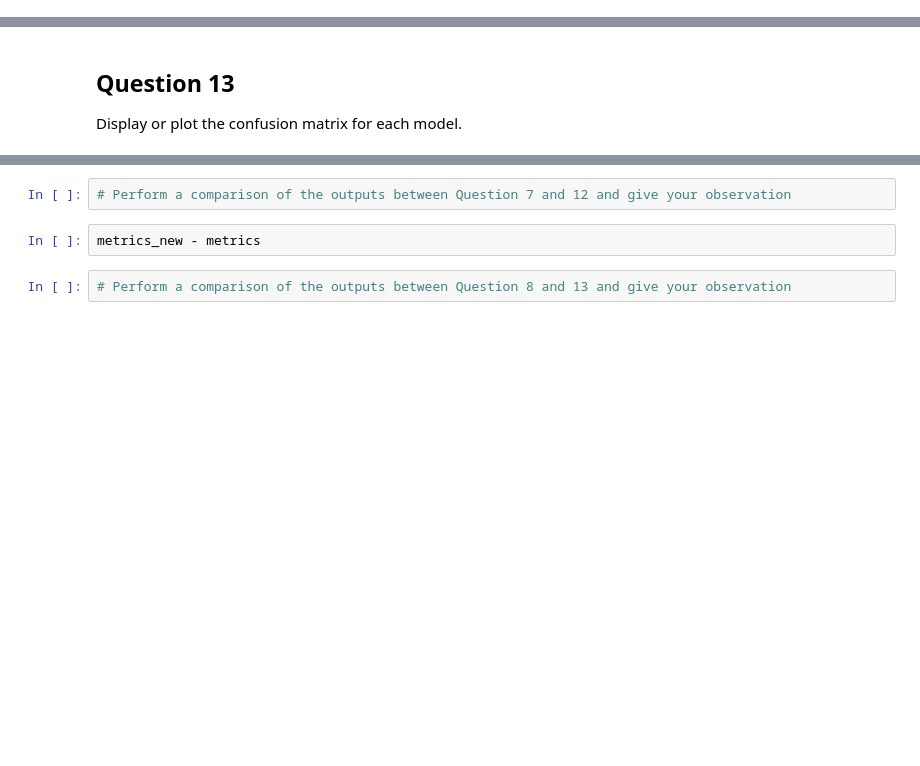
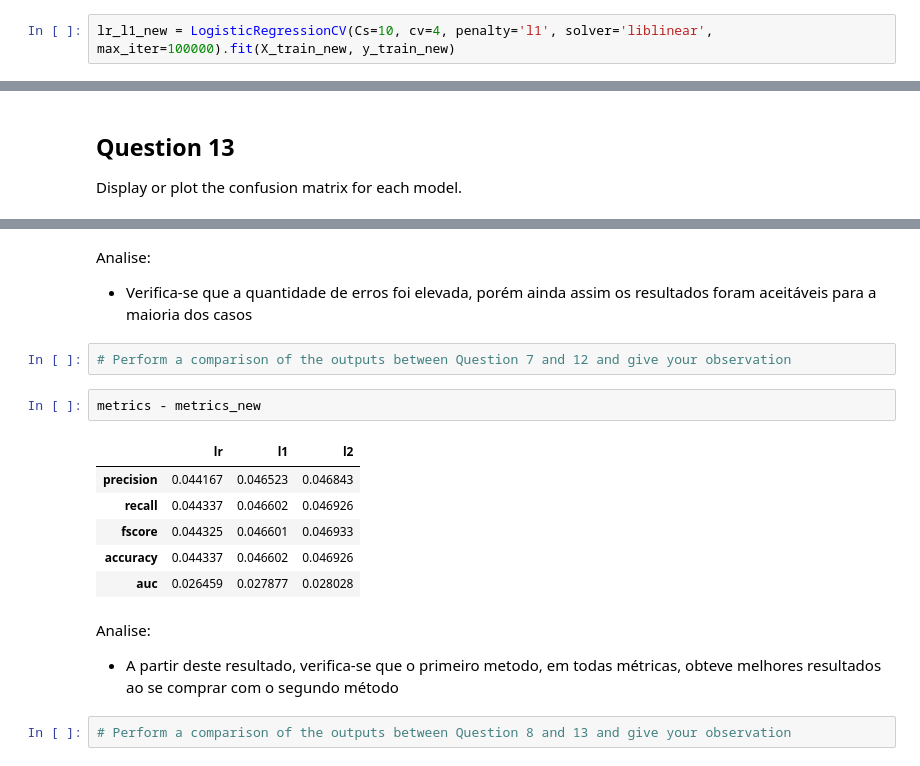
Before and after one commit to vmleroy/ic-cefet, a Jupyter notebook: 4-Regularizacao-Bias-Variancia/Regressao_Logistica_V2_ava.ipynb, the cells around one changed output, grey strips where cells are left out. Drawn from its saved outputs; the diff is of its cells as text; blank space fills up the shorter version.

```diff
--- a/4-Regularizacao-Bias-Variancia/Regressao_Logistica_V2_ava.ipynb
+++ b/4-Regularizacao-Bias-Variancia/Regressao_Logistica_V2_ava.ipynb
@@ -514,0 +523,2 @@ lr_l2 = LogisticRegressionCV(Cs=10, cv=4, penalty='l2', max_iter=10000).fit(X_tr
+# %%
+lr_l1_new = LogisticRegressionCV(Cs=10, cv=4, penalty='l1', solver='liblinear', max_iter=100000).fit(X_train_new, y_train_new)
@@ -643,7 +707,20 @@ plt.tight_layout()
+# %% [markdown]
+Analise:
+* Verifica-se que a quantidade de erros foi elevada, porém ainda assim os resultados foram aceitáveis para a maioria dos casos
 # %%
 # Perform a comparison of the outputs between Question 7 and 12 and give your observation
-# %%
-metrics_new - metrics
+# %%
+metrics - metrics_new
+# %% [output]
+|  | lr | l1 | l2 |
+| precision | 0.044167 | 0.046523 | 0.046843 |
+| recall | 0.044337 | 0.046602 | 0.046926 |
+| fscore | 0.044325 | 0.046601 | 0.046933 |
+| accuracy | 0.044337 | 0.046602 | 0.046926 |
+| auc | 0.026459 | 0.027877 | 0.028028 |
+# %% [markdown]
+Analise:
+* A partir deste resultado, verifica-se que o primeiro metodo, em todas métricas, obteve melhores resultados ao se comprar com o segundo método
 # %%
 # Perform a comparison of the outputs between Question 8 and 13 and give your observation
 # %%
```
Also changed, not shown: parts of 35 cells of this notebook, 2 other files.
